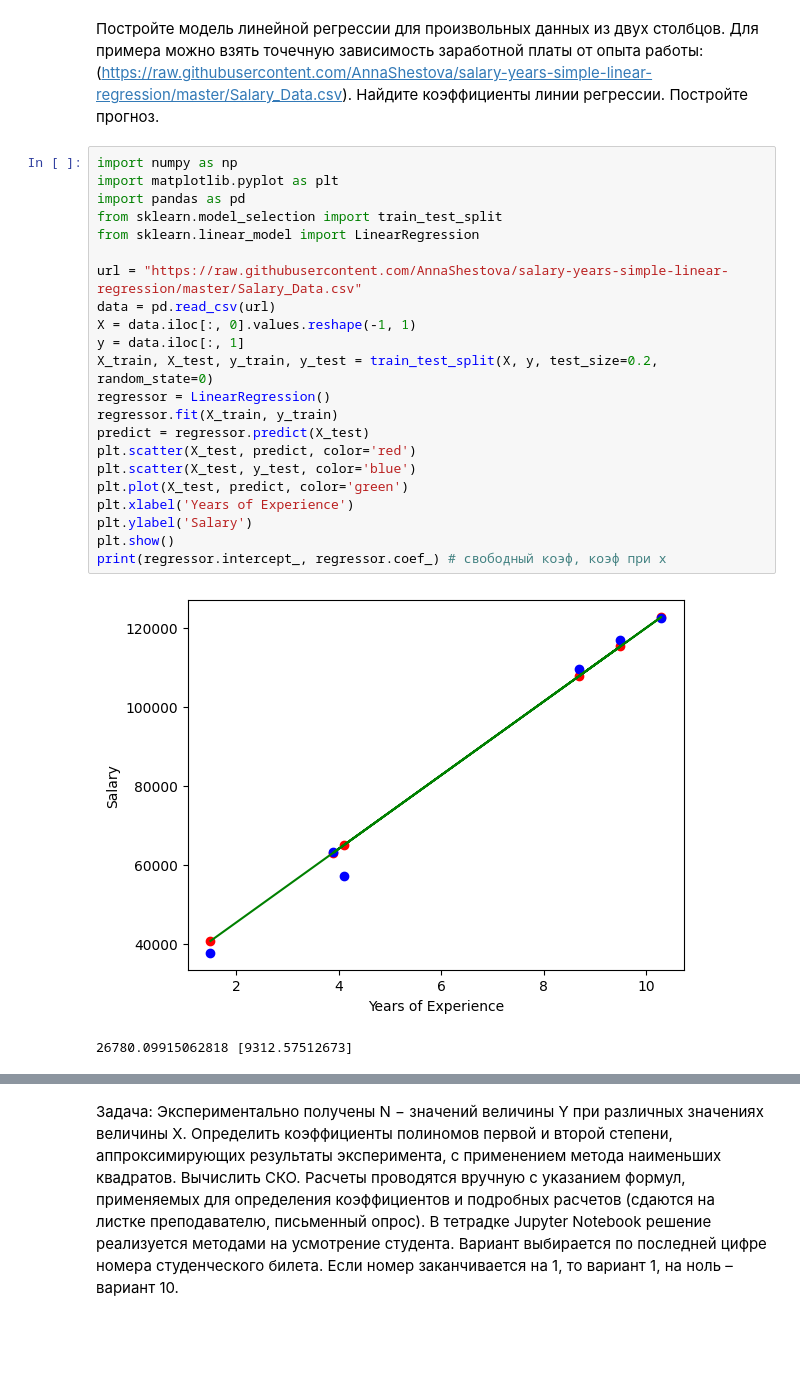
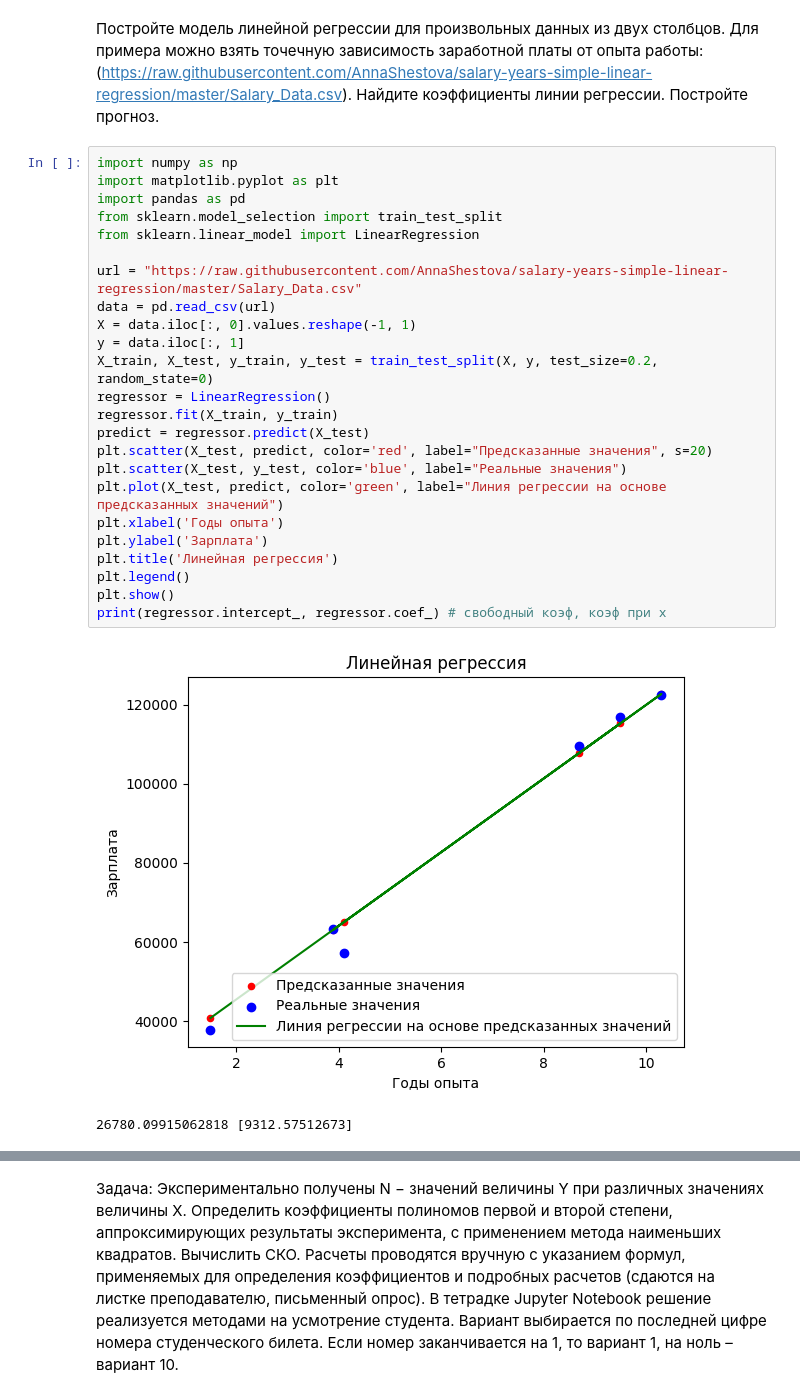
Before and after one commit to VolanD111/Main_Repository, a Jupyter notebook: Python/AI-sem2/WorkBook_4.ipynb, the cells around one changed output, grey strips where cells are left out. Saved outputs shown, nothing was run; the diff lists cells and outputs as text; blank space fills up the shorter version.

```diff
--- a/Python/AI-sem2/WorkBook_4.ipynb
+++ b/Python/AI-sem2/WorkBook_4.ipynb
@@ -83,27 +138,29 @@ plt.show()
 # %%
 import numpy as np
 import matplotlib.pyplot as plt
 import pandas as pd
 from sklearn.model_selection import train_test_split
 from sklearn.linear_model import LinearRegression
 
 url = "https://raw.githubusercontent.com/AnnaShestova/salary-years-simple-linear-regression/master/Salary_Data.csv"
 data = pd.read_csv(url)
 X = data.iloc[:, 0].values.reshape(-1, 1)
 y = data.iloc[:, 1]
 X_train, X_test, y_train, y_test = train_test_split(X, y, test_size=0.2, random_state=0)
 regressor = LinearRegression()
 regressor.fit(X_train, y_train)
 predict = regressor.predict(X_test)
-plt.scatter(X_test, predict, color='red')
-plt.scatter(X_test, y_test, color='blue')
-plt.plot(X_test, predict, color='green')
-plt.xlabel('Years of Experience')
-plt.ylabel('Salary')
+plt.scatter(X_test, predict, color='red', label="Предсказанные значения", s=20)
+plt.scatter(X_test, y_test, color='blue', label="Реальные значения")
+plt.plot(X_test, predict, color='green', label="Линия регрессии на основе предсказанных значений")
+plt.xlabel('Годы опыта')
+plt.ylabel('Зарплата')
+plt.title('Линейная регрессия')
+plt.legend()
 plt.show()
 print(regressor.intercept_, regressor.coef_) # свободный коэф, коэф при х
 # %% [output]
-[figure, old version]
+[figure, new version]
 26780.09915062818 [9312.57512673]
 # %% [markdown]
 Постройте модель множественной линейной регрессии для произвольных данных из нескольких столбцов. Для примера можно взять потребления газа (в миллионах галлонов) в 48 штатах США или набор данных о качестве красного вина (1) и (2) соответственно. Найдите коэффициенты множественной регрессии. Постройте прогноз.
```
Also changed, not shown: parts of 6 cells of this notebook.
